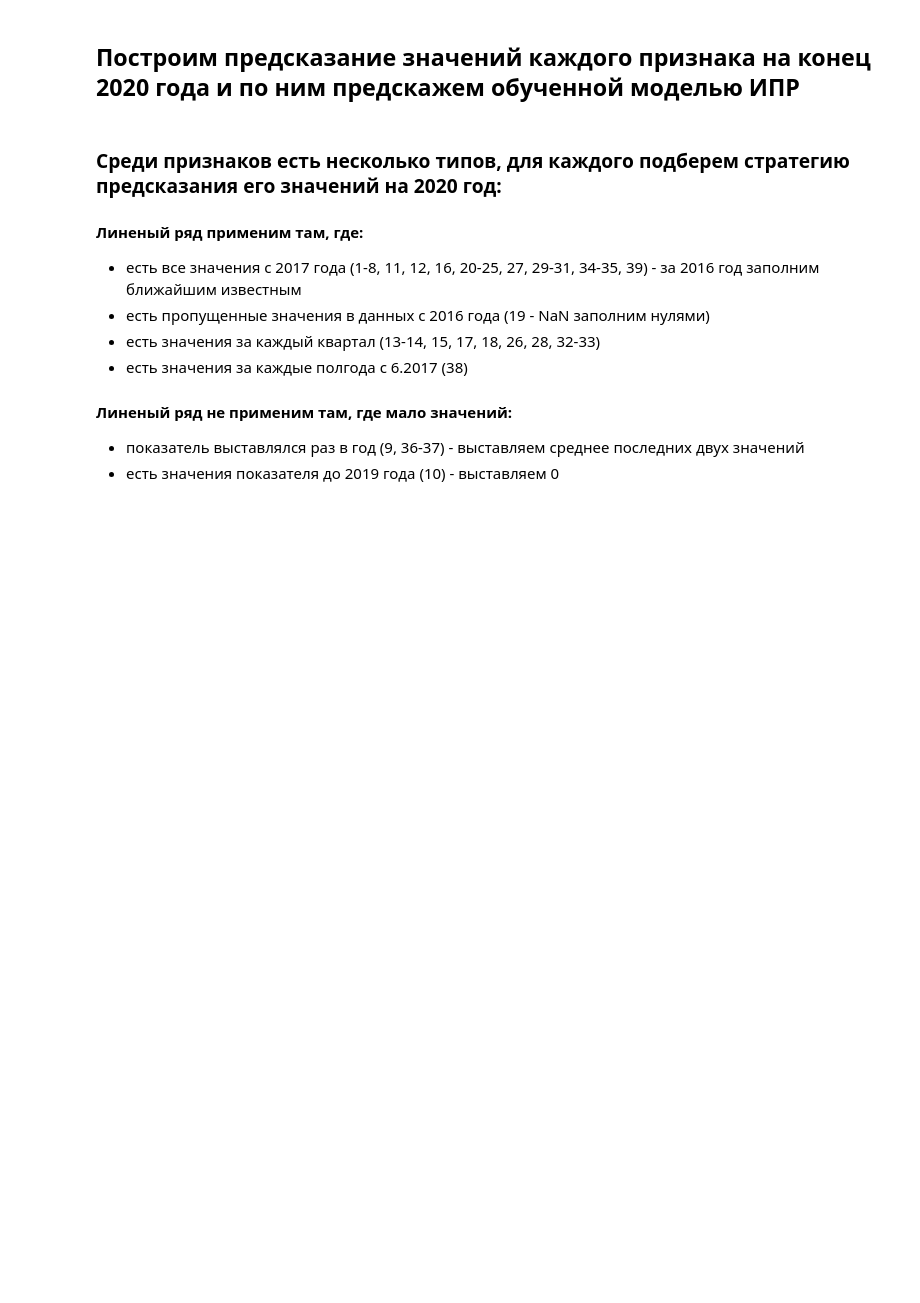
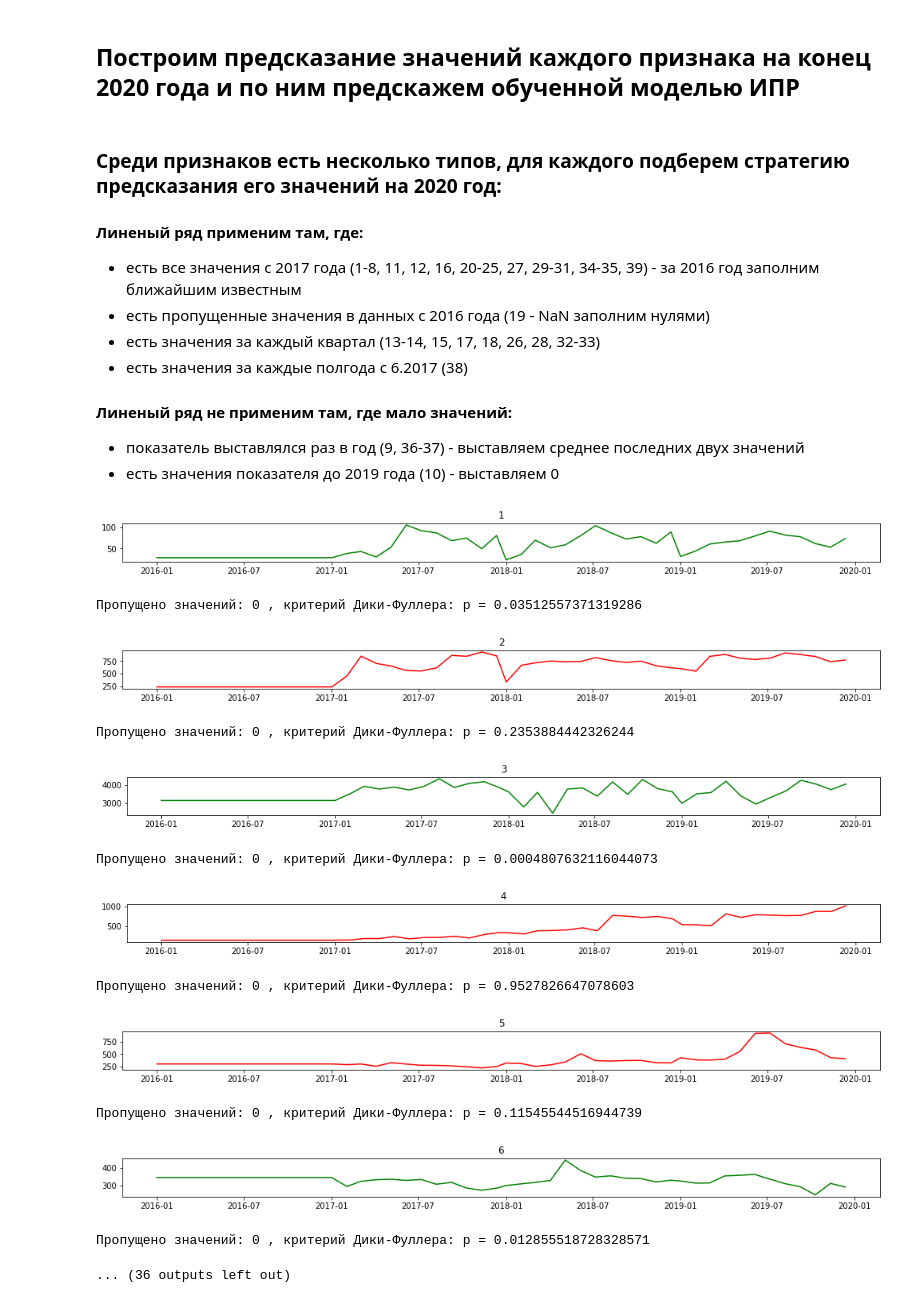
Before and after one commit to paulnumberone/investment_appeal, a Jupyter notebook: IA.ipynb, the cells around one changed output. Cells and saved outputs as stored; diff of their text form; code cells hidden in the pictures; blank space fills up the shorter version.

Commit message:
Анализ рядов
Применяя критерий Дики-Фулера и рассудок смотрю, какие ряды следует дифференцировать

```diff
--- a/IA.ipynb
+++ b/IA.ipynb
@@ -183,3 +183,32 @@ factors_tvr.columns = range(1, 40)
 # %%
 for a in [1,2,3,4,5,6,7,8,11,12,16,20,21,22,23,24,25,27,29,30,31,34,35,39]:
     factors_nsk[a] = factors_nsk[a].bfill()
+# %%
+%%time
+for element in [1,2,3,4,5,6,7,8,11,12,16,20,21,22,23,24,25,27,29,30,31,34,35,39]:
+    c='g'
+    if sm.tsa.stattools.adfuller(factors_nsk[element][:-1])[1] > 0.05:
+        c='r'
+    plt.figure(figsize=(17,3))
+    ax=plt.subplot(311)
+    plt.title(element)
+    plt.plot(factors_nsk[element], c=c)
+    plt.show()
+    if factors_nsk[element].isna().sum() > 1:
+        factors_nsk[element][-2]=factors_nsk[element][-3]
+    print("Пропущено значений:", factors_nsk[element][:-1].isna().sum(),
+          ", критерий Дики-Фуллера: p =", sm.tsa.stattools.adfuller(factors_nsk[element][:-1])[1])
+# %% [output]
+[figure, added]
+Пропущено значений: 0 , критерий Дики-Фуллера: p = 0.03512557371319286
+[figure, added]
+Пропущено значений: 0 , критерий Дики-Фуллера: p = 0.2353884442326244
+[figure, added]
+Пропущено значений: 0 , критерий Дики-Фуллера: p = 0.0004807632116044073
+[figure, added]
+Пропущено значений: 0 , критерий Дики-Фуллера: p = 0.9527826647078603
+[figure, added]
+Пропущено значений: 0 , критерий Дики-Фуллера: p = 0.11545544516944739
+[figure, added]
+Пропущено значений: 0 , критерий Дики-Фуллера: p = 0.012855518728328571
+... (36 outputs left out)
```
Also changed, not shown: parts of 6 cells of this notebook.
